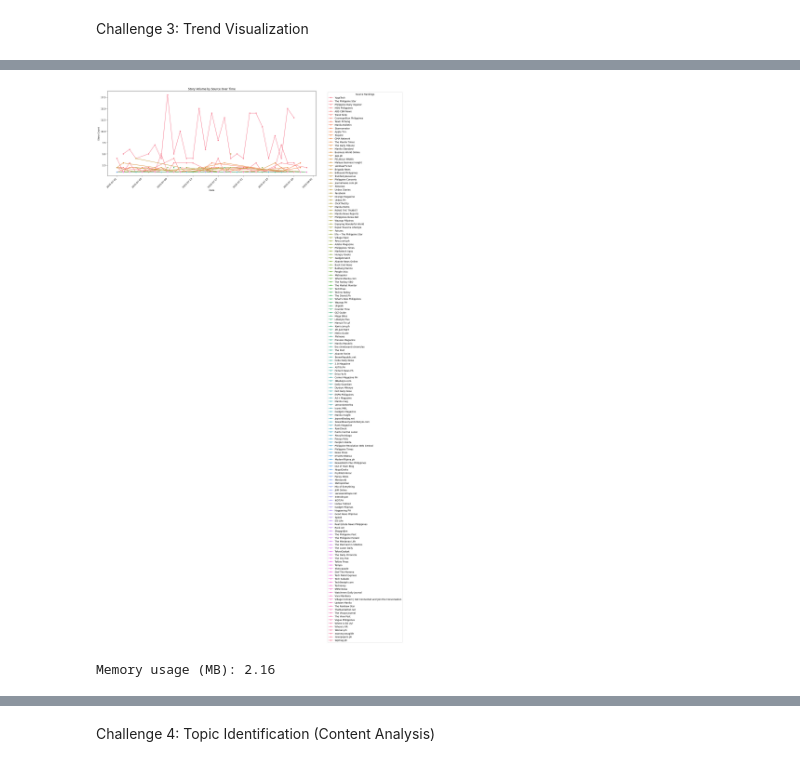
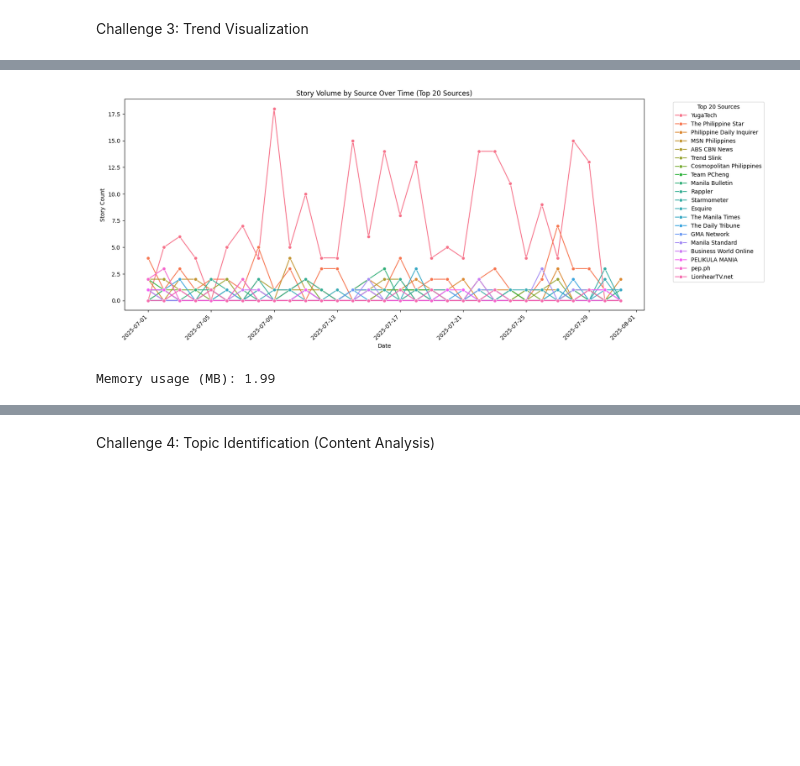
Before and after one commit to joseph-tupaen/rdbMAHackathon, a Jupyter notebook: main.ipynb, the cells around one changed output, grey strips where cells are left out. Saved outputs shown, nothing was run; the diff lists cells and outputs as text; code cells hidden in the pictures; blank space fills up the shorter version.

```diff
--- a/main.ipynb
+++ b/main.ipynb
@@ -228,6 +228,7 @@ output_filename = os.path.join(output_dir, f"Cleaned_Streaming_Data_{timestamp}.
 # Export to CSV
 df_unique_clean.to_csv(output_filename, index=False)
 print(f"✓ Cleaned dataset exported to: {output_filename}")
+df_final = df_unique_clean
 
 # -----------------------------------------------------------------------------
 # Final Status Report
@@ -429,43 +450,69 @@ Memory usage (MB): 2.16
 # %%
 # ---------------------------------------------
 # Challenge 3: Source Comparison (Optimized for Large Datasets)
 # ---------------------------------------------
 # This cell compares story volume by source over time, using efficient filtering and aggregation.
 # Optimization: Vectorized groupby, memory management.
 
 # Use the cleaned DataFrame for all analysis
 df = df_final
 
 # 1. Efficient Filtering: Only keep stories with valid dates and sources
 df_source = df[df['Parsed Date'].notnull() & df['Source'].notnull()]
 
-source_counts = df_source.groupby(['Parsed Date', 'Source']).size().reset_index(name='count')
-# Sort sources by total story count (descending)
-source_order = source_counts.groupby('Source')['count'].sum().sort_values(ascending=False).index
+# 2. Get top 20 sources by total story count
+top_sources = df_source['Source'].value_counts().head(20).index
+df_source_top20 = df_source[df_source['Source'].isin(top_sources)]
+
+# 3. Create complete date range for consistent visualization
+date_range = pd.date_range(start=df_source_top20['Parsed Date'].min(),
+                          end=df_source_top20['Parsed Date'].max(),
+                          freq='D')
+
+# 4. Aggregate by date and source, ensuring all dates are represented
+source_counts = df_source_top20.groupby(['Parsed Date', 'Source']).size().reset_index(name='count')
+
+# 5. Create a complete grid of dates and top sources
+from itertools import product
+date_source_grid = pd.DataFrame(list(product(date_range, top_sources)),
+                               columns=['Parsed Date', 'Source'])
+
+# 6. Merge with actual counts, filling missing values with 0
+source_counts_complete = pd.merge(date_source_grid, source_counts,
+                                 on=['Parsed Date', 'Source'], how='left')
+source_counts_complete['count'] = source_counts_complete['count'].fillna(0)
+
+# 7. Sort sources by total story count (descending)
+source_order = source_counts_complete.groupby('Source')['count'].sum().sort_values(ascending=False).index
+
+# 8. Create matplotlib visualization
 plt.figure(figsize=(16,8))
-sns.lineplot(data=source_counts, x='Parsed Date', y='count', hue='Source', marker='o', hue_order=source_order)
-plt.title('Story Volume by Source Over Time')
+sns.lineplot(data=source_counts_complete, x='Parsed Date', y='count', hue='Source',
+             marker='o', hue_order=source_order)
+plt.title('Story Volume by Source Over Time (Top 20 Sources)')
 plt.xlabel('Date')
 plt.ylabel('Story Count')
 plt.xticks(rotation=45, ha='right')
-plt.legend(title='Source Rankings', bbox_to_anchor=(1.05, 1), loc='upper left')
+plt.legend(title='Top 20 Sources', bbox_to_anchor=(1.05, 1), loc='upper left')
 plt.subplots_adjust(bottom=0.2, top=0.85, left=0.15, right=0.95)
 plt.show()
 
+# 9. Create interactive plotly visualization
 import plotly.express as px
-fig = px.line(source_counts, x='Parsed Date', y='count', color='Source',
-              title='Story Volume by Source Over Time',
+fig = px.line(source_counts_complete, x='Parsed Date', y='count', color='Source',
+              title='Story Volume by Source Over Time (Top 20 Sources)',
               category_orders={'Source': list(source_order)})
-fig.update_layout(template='plotly_white')
+fig.update_layout(template='plotly_white',
+                 legend=dict(orientation="v", yanchor="top", y=1, xanchor="left", x=1.02))
 fig.show()
 
-# Memory usage monitoring and cleanup
+# 10. Memory usage monitoring and cleanup
 import sys
 print(f"Memory usage (MB): {sys.getsizeof(df_source) / 1e6:.2f}")
-del df_source
+del df_source, df_source_top20, source_counts_complete
 # %% [output]
-[figure, old version]
+[figure, new version]
-Memory usage (MB): 2.16
+Memory usage (MB): 1.99
 # %%
 # ---------------------------------------------
 # Challenge 3: Geographic Distribution (Optimized for Large Datasets)
```
Also changed, not shown: parts of 9 cells of this notebook, 1 other file.
